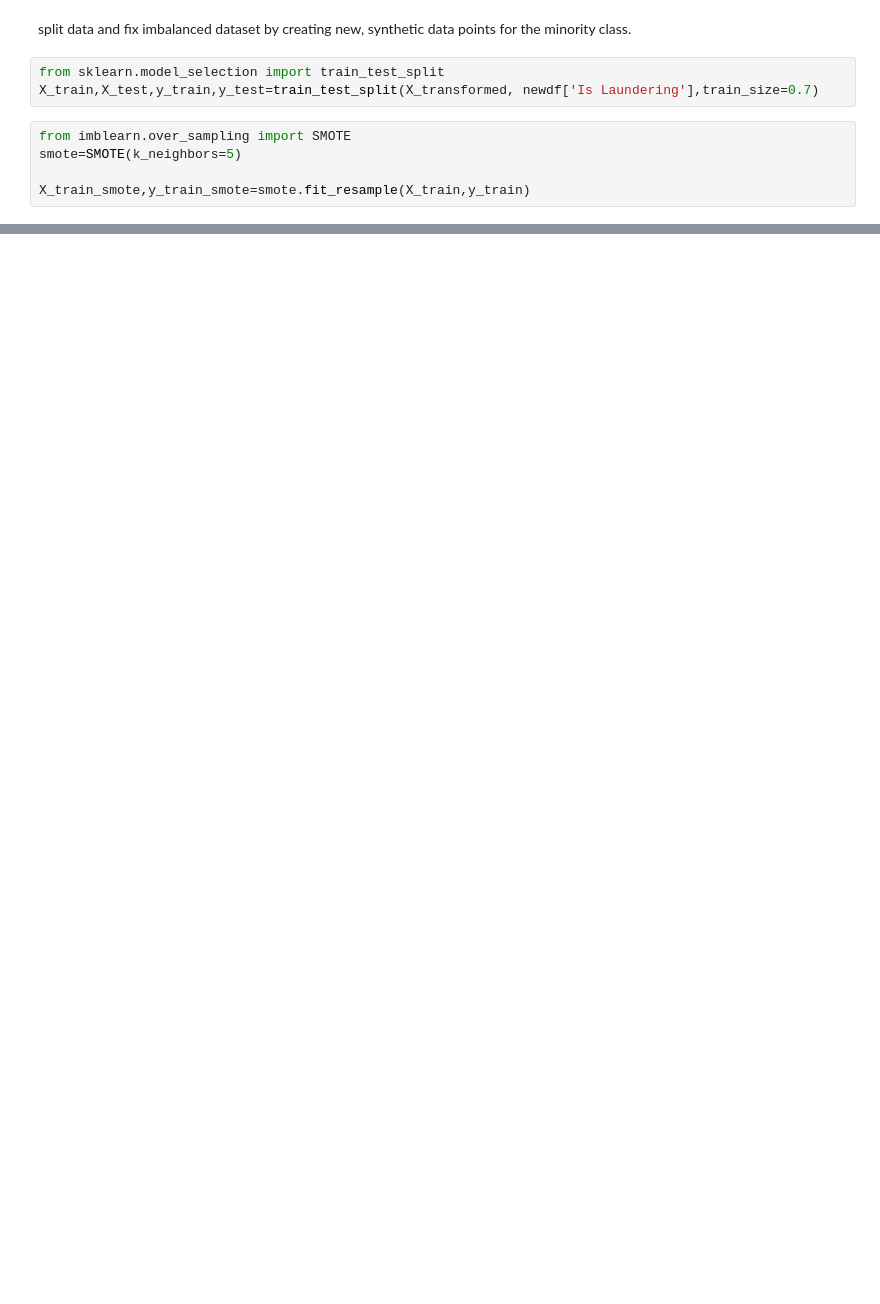
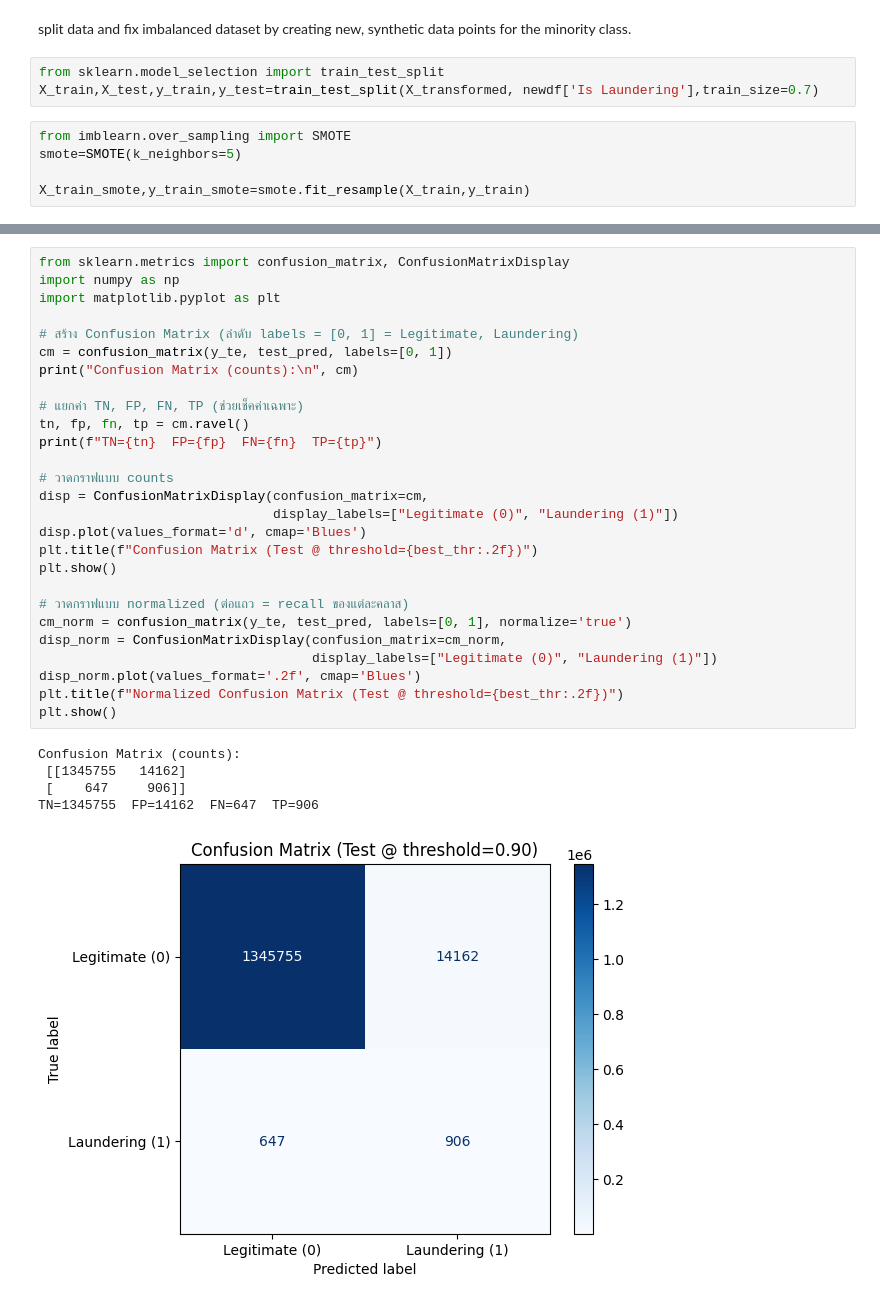
Before and after one commit to Jarukit-Jack/Anti-Money-Laundering-Datamining, a Jupyter notebook: XGBoost/roc-auc-97.ipynb, the cells around one changed output, grey strips where cells are left out. Cells and saved outputs as stored; diff of their text form; blank space fills up the shorter version.

```diff
--- a/XGBoost/roc-auc-97.ipynb
+++ b/XGBoost/roc-auc-97.ipynb
@@ -556,0 +533,33 @@ TPR (Verification): 0.5562
+# %%
+from sklearn.metrics import confusion_matrix, ConfusionMatrixDisplay
+import numpy as np
+import matplotlib.pyplot as plt
+
+# สร้าง Confusion Matrix (ลำดับ labels = [0, 1] = Legitimate, Laundering)
+cm = confusion_matrix(y_te, test_pred, labels=[0, 1])
+print("Confusion Matrix (counts):\n", cm)
+
+# แยกค่า TN, FP, FN, TP (ช่วยเช็คค่าเฉพาะ)
+tn, fp, fn, tp = cm.ravel()
+print(f"TN={tn}  FP={fp}  FN={fn}  TP={tp}")
+
+# วาดกราฟแบบ counts
+disp = ConfusionMatrixDisplay(confusion_matrix=cm,
+                              display_labels=["Legitimate (0)", "Laundering (1)"])
+disp.plot(values_format='d', cmap='Blues')
+plt.title(f"Confusion Matrix (Test @ threshold={best_thr:.2f})")
+plt.show()
+
+# วาดกราฟแบบ normalized (ต่อแถว = recall ของแต่ละคลาส)
+cm_norm = confusion_matrix(y_te, test_pred, labels=[0, 1], normalize='true')
+disp_norm = ConfusionMatrixDisplay(confusion_matrix=cm_norm,
+                                   display_labels=["Legitimate (0)", "Laundering (1)"])
+disp_norm.plot(values_format='.2f', cmap='Blues')
+plt.title(f"Normalized Confusion Matrix (Test @ threshold={best_thr:.2f})")
+plt.show()
+# %% [output]
+Confusion Matrix (counts):
+ [[1345755   14162]
+ [    647     906]]
+TN=1345755  FP=14162  FN=647  TP=906
+[figure, added]
```
Also changed, not shown: parts of 33 cells of this notebook, 2 other files.
